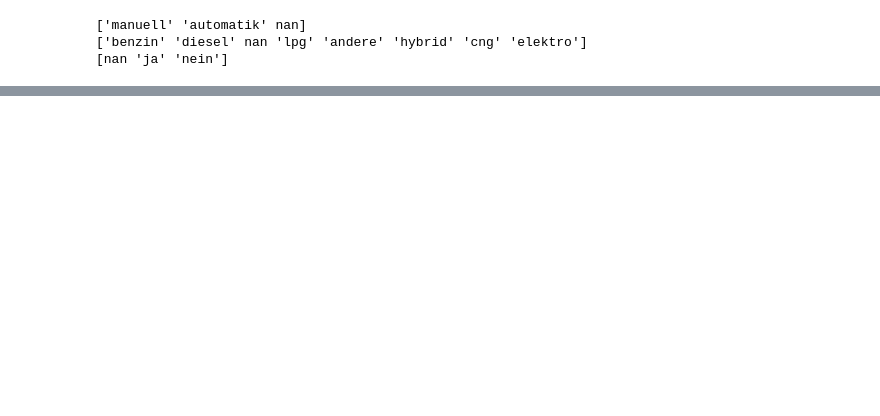
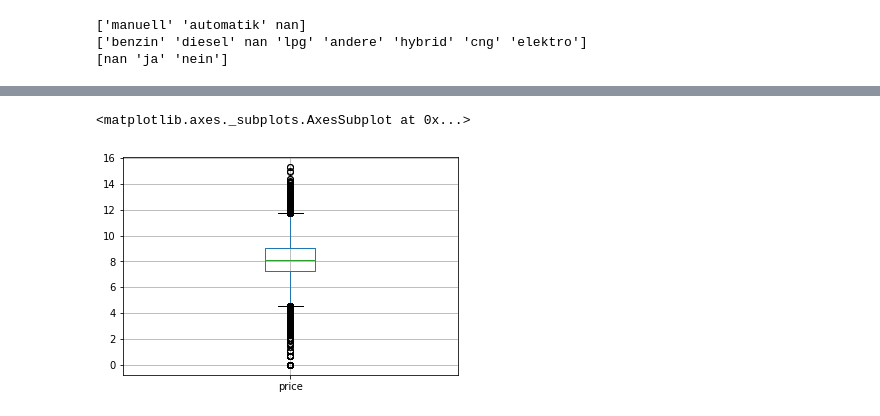
Before and after one commit to thomsu/Ebay-Car-Ads, a Jupyter notebook: CarRegression.ipynb, the cells around one changed output, grey strips where cells are left out. Cells and saved outputs as stored; diff of their text form; code cells hidden in the pictures; blank space fills up the shorter version.

```diff
--- a/CarRegression.ipynb
+++ b/CarRegression.ipynb
@@ -167,0 +202,9 @@ df['name'].nunique()
+# %%
+df.drop(df.loc[df['price']>5000000].index, axis=0, inplace=True)
+# %%
+subdf1 = np.log(df['price']).to_frame()
+# %%
+subdf1.boxplot()
+# %% [output]
+<matplotlib.axes._subplots.AxesSubplot at 0x...>
+[figure, added]
```
Also changed, not shown: parts of 33 cells of this notebook, 2 other files.
